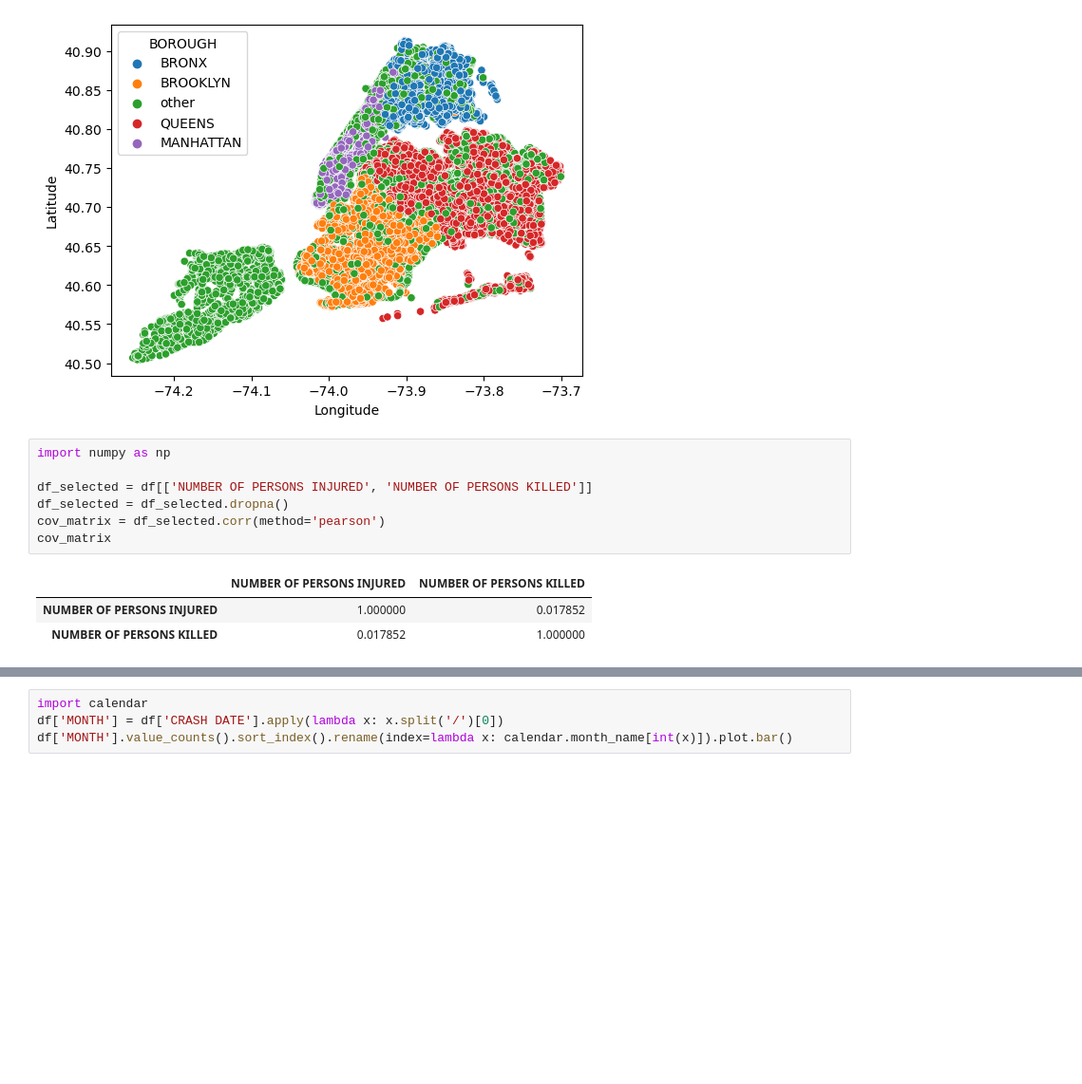
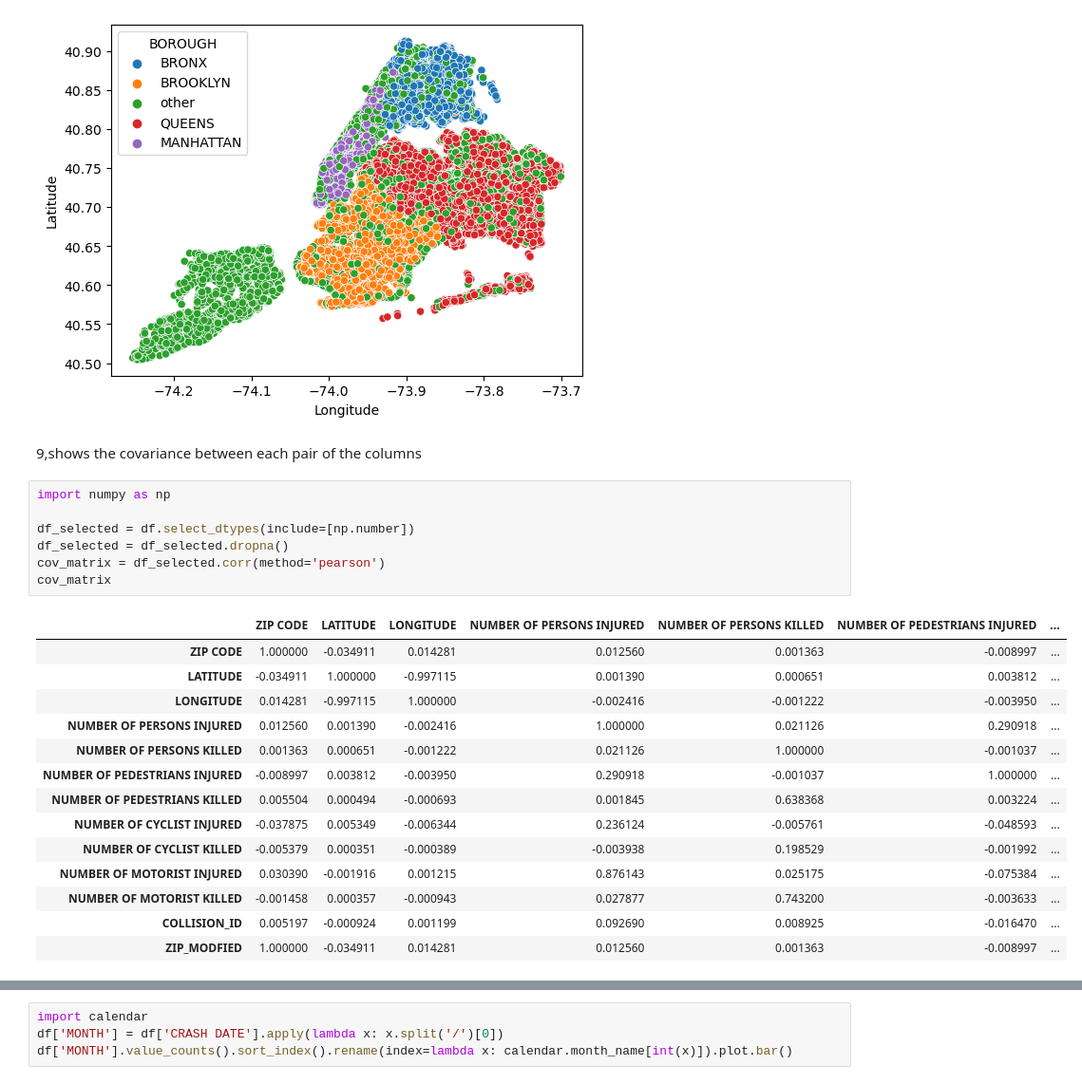
Before and after one commit to yanggezheng/Pandas-Basics, a Jupyter notebook: src/traffic_accidents.ipynb, the cells around one changed output, grey strips where cells are left out. Shown: that part at 95% size. Saved outputs shown, nothing was run; the diff lists cells and outputs as text; blank space fills up the shorter version.

```diff
--- a/src/traffic_accidents.ipynb
+++ b/src/traffic_accidents.ipynb
@@ -326,14 +296,27 @@ plt.ylabel('Latitude')
 plt.show()
 # %% [output]
 [figure]
+# %% [markdown]
+9,shows the covariance between each pair of the columns
 # %%
 import numpy as np
 
-df_selected = df[['NUMBER OF PERSONS INJURED', 'NUMBER OF PERSONS KILLED']]
+df_selected = df.select_dtypes(include=[np.number])
 df_selected = df_selected.dropna()
 cov_matrix = df_selected.corr(method='pearson')
 cov_matrix
 # %% [output]
-|  | NUMBER OF PERSONS INJURED | NUMBER OF PERSONS KILLED |
-| NUMBER OF PERSONS INJURED | 1.000000 | 0.017852 |
-| NUMBER OF PERSONS KILLED | 0.017852 | 1.000000 |
+|  | ZIP CODE | LATITUDE | LONGITUDE | NUMBER OF PERSONS INJURED | NUMBER OF PERSONS KILLED | NUMBER OF PEDESTRIANS INJURED | ... |
+| ZIP CODE | 1.000000 | -0.034911 | 0.014281 | 0.012560 | 0.001363 | -0.008997 | ... |
+| LATITUDE | -0.034911 | 1.000000 | -0.997115 | 0.001390 | 0.000651 | 0.003812 | ... |
+| LONGITUDE | 0.014281 | -0.997115 | 1.000000 | -0.002416 | -0.001222 | -0.003950 | ... |
+| NUMBER OF PERSONS INJURED | 0.012560 | 0.001390 | -0.002416 | 1.000000 | 0.021126 | 0.290918 | ... |
+| NUMBER OF PERSONS KILLED | 0.001363 | 0.000651 | -0.001222 | 0.021126 | 1.000000 | -0.001037 | ... |
+| NUMBER OF PEDESTRIANS INJURED | -0.008997 | 0.003812 | -0.003950 | 0.290918 | -0.001037 | 1.000000 | ... |
+| NUMBER OF PEDESTRIANS KILLED | 0.005504 | 0.000494 | -0.000693 | 0.001845 | 0.638368 | 0.003224 | ... |
+| NUMBER OF CYCLIST INJURED | -0.037875 | 0.005349 | -0.006344 | 0.236124 | -0.005761 | -0.048593 | ... |
+| NUMBER OF CYCLIST KILLED | -0.005379 | 0.000351 | -0.000389 | -0.003938 | 0.198529 | -0.001992 | ... |
+| NUMBER OF MOTORIST INJURED | 0.030390 | -0.001916 | 0.001215 | 0.876143 | 0.025175 | -0.075384 | ... |
+| NUMBER OF MOTORIST KILLED | -0.001458 | 0.000357 | -0.000943 | 0.027877 | 0.743200 | -0.003633 | ... |
+| COLLISION_ID | 0.005197 | -0.000924 | 0.001199 | 0.092690 | 0.008925 | -0.016470 | ... |
+| ZIP_MODFIED | 1.000000 | -0.034911 | 0.014281 | 0.012560 | 0.001363 | -0.008997 | ... |
```
Also changed, not shown: parts of 16 cells of this notebook, 1 other file.
